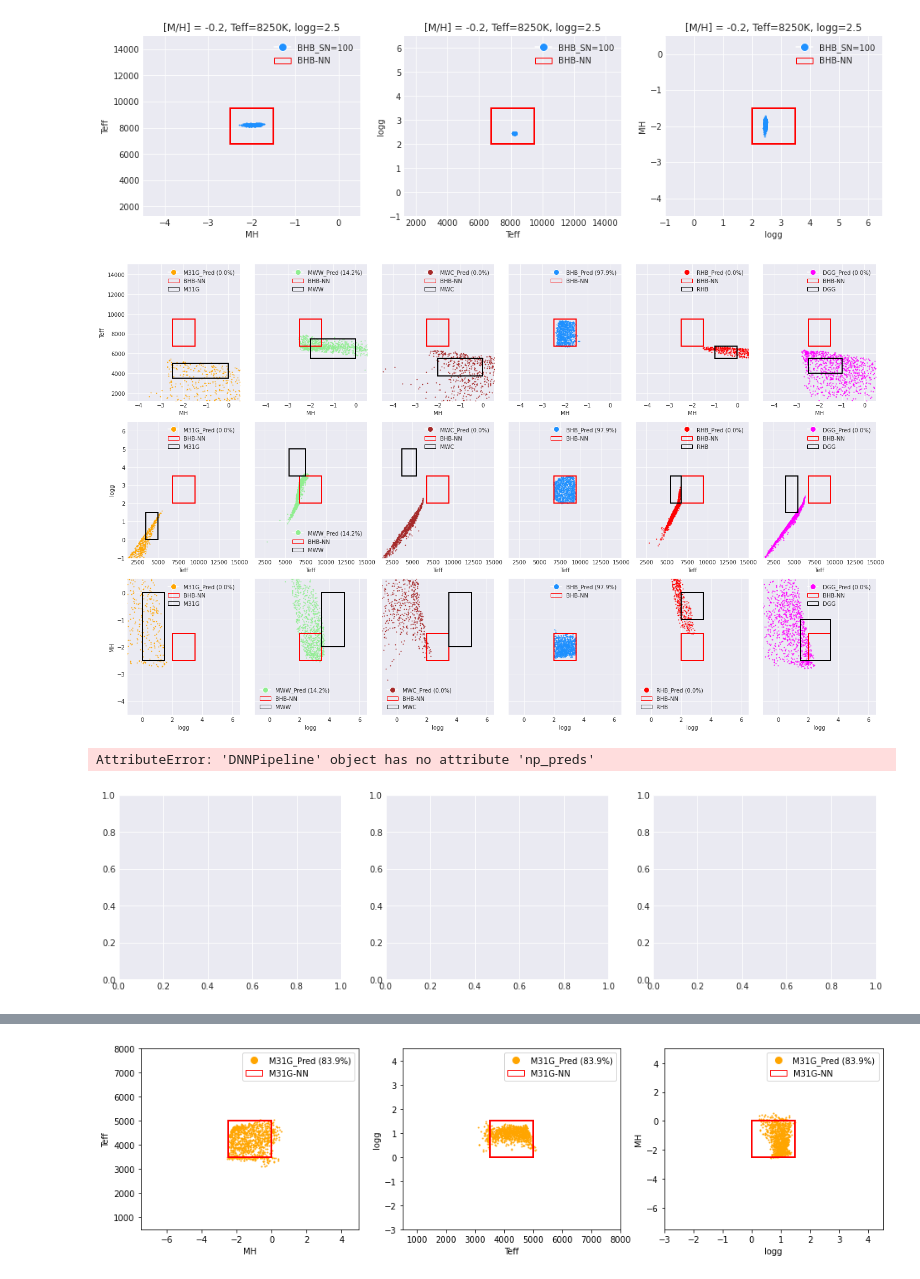
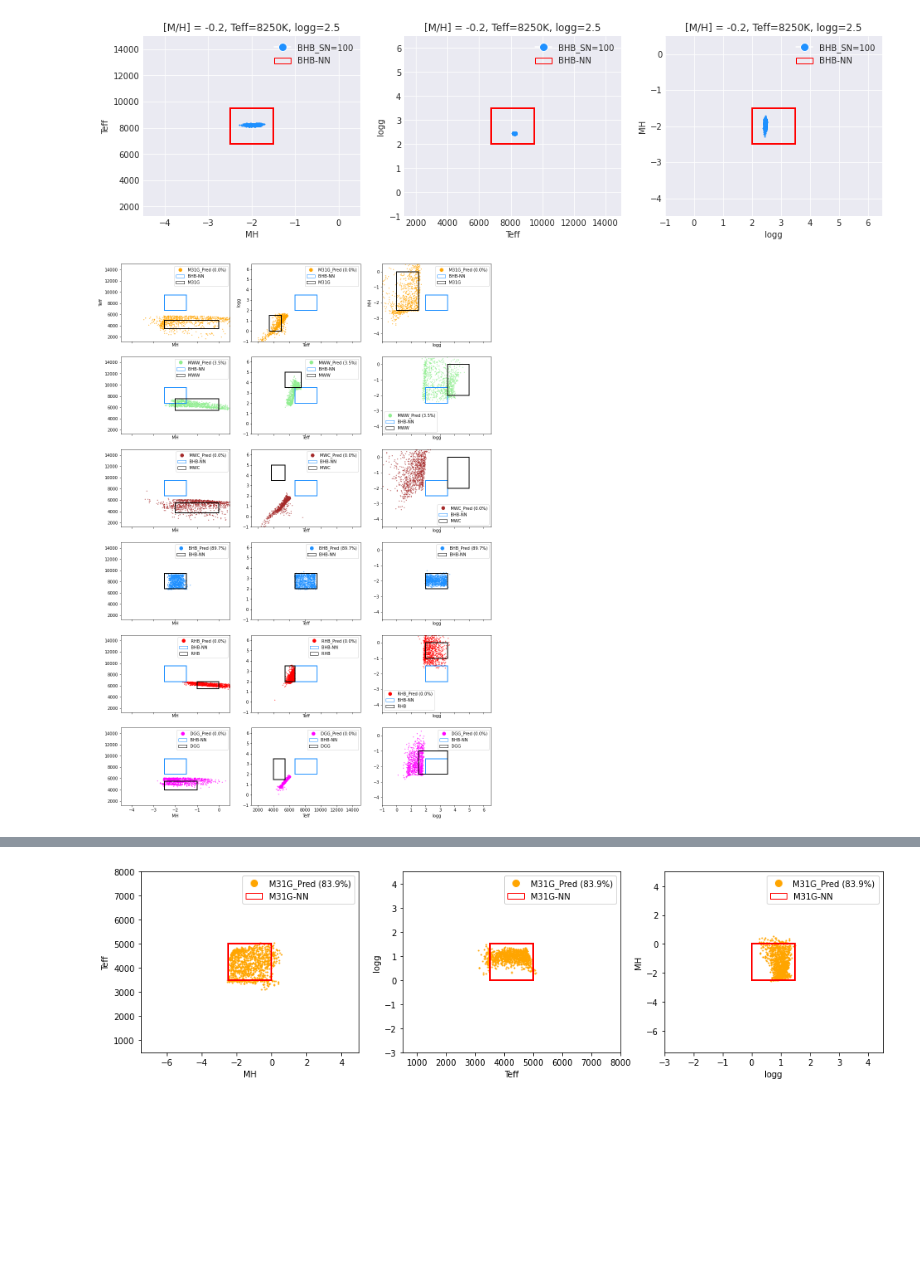
Before and after one commit to ViskaWei/LV, a Jupyter notebook: nb/dnn.ipynb, the cells around one changed output, grey strips where cells are left out. Cells and saved outputs as stored; diff of their text form; code cells hidden in the pictures; blank space fills up the shorter version.

```diff
--- a/nb/dnn.ipynb
+++ b/nb/dnn.ipynb
@@ -8,6 +8,9 @@ sys.path.insert(0, PROJECT_PATH)
 # %%
 from lv.dnn.dnn_ALL import DNN_ALL
 # %%
-ddp = DNN_ALL(top=100, pdx=[0,1,2], N_test=1000)
+ddp = DNN_ALL(top=128, pdx=[0,1,2], N_test=1000)
 # %%
 ddp.prepare(N_train=10000)
+# %%
+R0="B"
+ddp.run_R0(R0, lr=0.01, dp=0.05, ep=10000)
@@ -122,11 +144,6 @@ ddp.plot_nsbox_R0_R1("B", "B", SN, Ps=[-0.2, 8250, 2.5])
 # %% [output]
 [figure]
 # %%
-ddp.plot_box_R0("B")
+ddp.plot_box_R0("B", large=1)
 # %% [output]
-[figure, old version]
+[figure, new version]
-# %%
-ddp.plot_nsbox_R0_R1("B","B")
-# %% [output]
-AttributeError: 'DNNPipeline' object has no attribute 'np_preds'
-[figure, removed]
```
Also changed, not shown: parts of 23 cells of this notebook, 7 other files.
